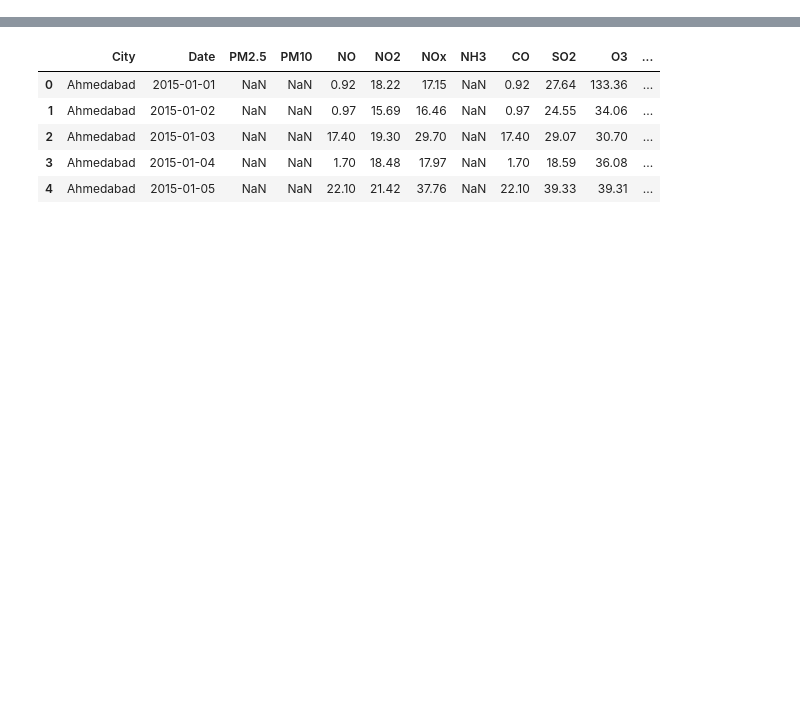
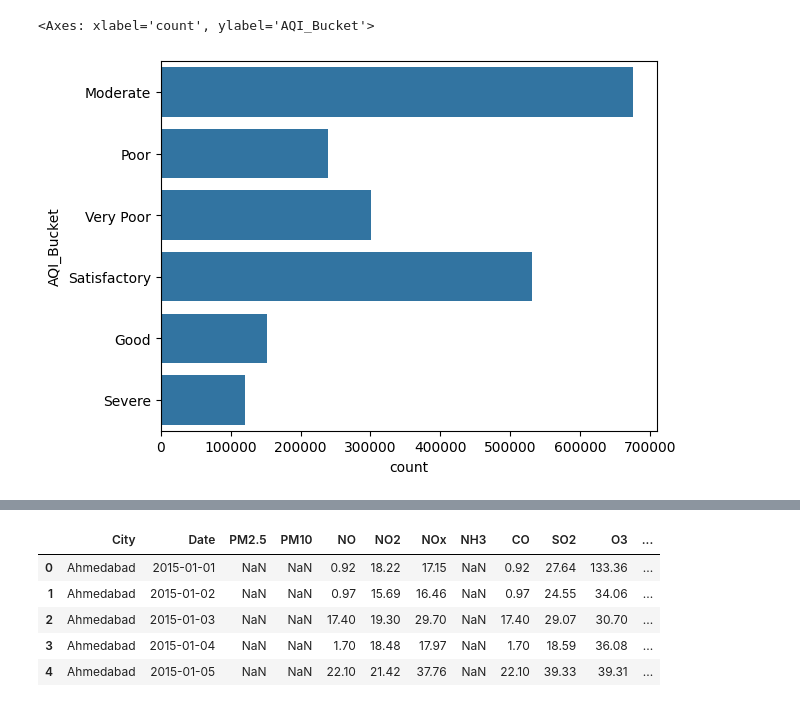
Before and after one commit to Tarun-nagpal07/EDA, a Jupyter notebook: AQI_EDA.ipynb, the cells around one changed output, grey strips where cells are left out. Cells and saved outputs as stored; diff of their text form; code cells hidden in the pictures; blank space fills up the shorter version.

```diff
--- a/AQI_EDA.ipynb
+++ b/AQI_EDA.ipynb
@@ -12,0 +390,5 @@ stations = pd.read_csv('data/AQI/stations.csv')
+# %%
+sns.countplot(station_hour['AQI_Bucket'])
+# %% [output]
+<Axes: xlabel='count', ylabel='AQI_Bucket'>
+[figure, added]
```
Also changed, not shown: parts of 175 cells of this notebook.
